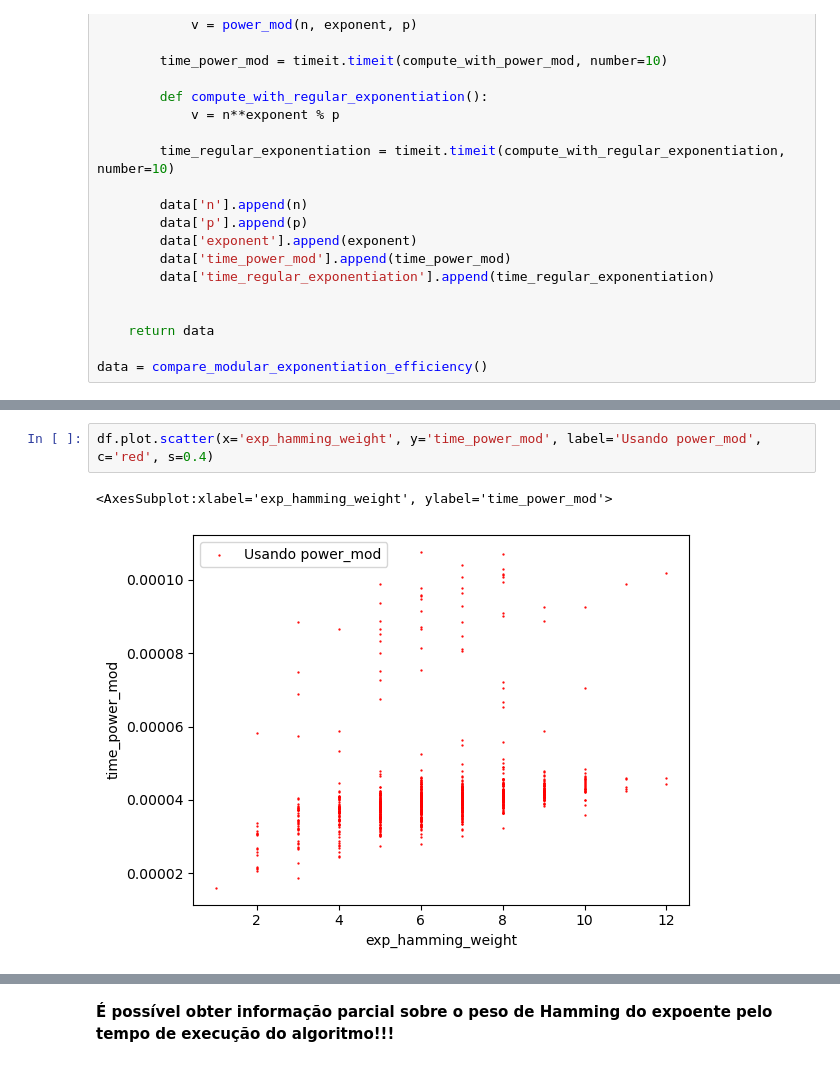
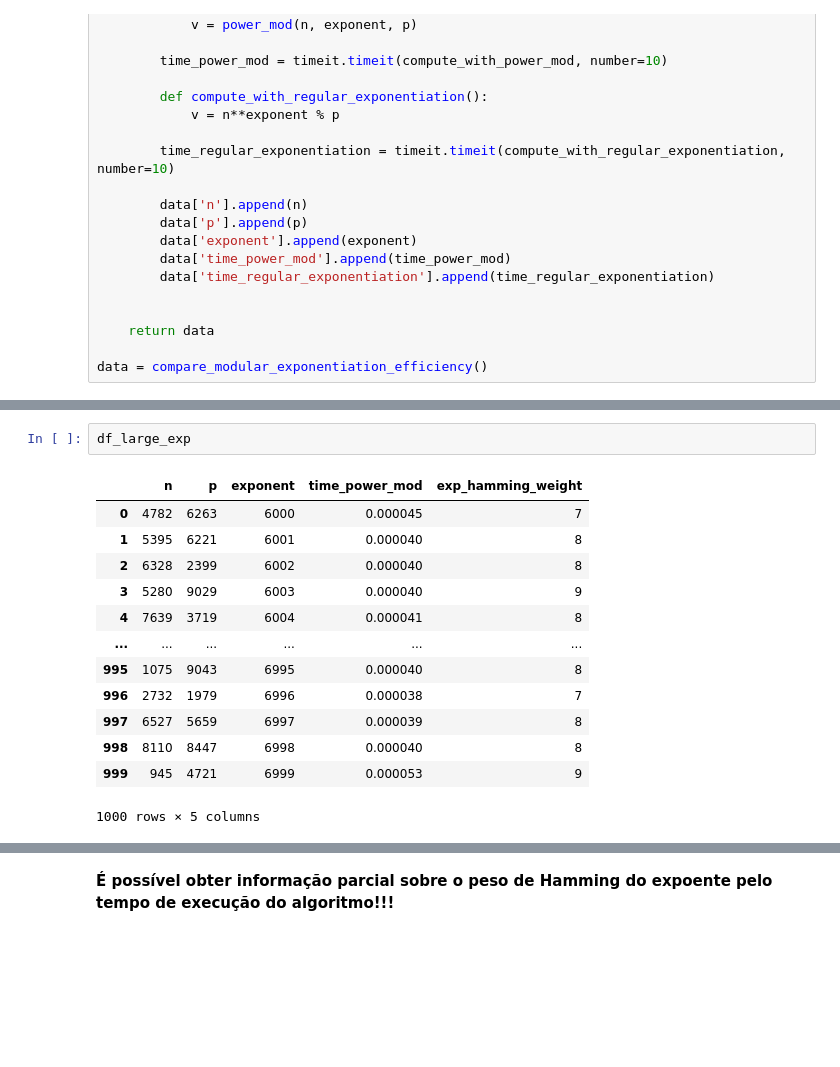
Before and after one commit to thalespaiva/monitoria-cripto, a Jupyter notebook: aula-python-sage.ipynb, the cells around one changed output, grey strips where cells are left out. Saved outputs shown, nothing was run; the diff lists cells and outputs as text; blank space fills up the shorter version.

```diff
--- a/aula-python-sage.ipynb
+++ b/aula-python-sage.ipynb
@@ -489,5 +504,16 @@ df
-# %%
-df.plot.scatter(x='exp_hamming_weight', y='time_power_mod', label='Usando power_mod', c='red', s=0.4)
-# %% [output]
-<AxesSubplot:xlabel='exp_hamming_weight', ylabel='time_power_mod'>
-[figure, removed]
+# %%
+df_large_exp
+# %% [output]
+|  | n | p | exponent | time_power_mod | exp_hamming_weight |
+| 0 | 4782 | 6263 | 6000 | 0.000045 | 7 |
+| 1 | 5395 | 6221 | 6001 | 0.000040 | 8 |
+| 2 | 6328 | 2399 | 6002 | 0.000040 | 8 |
+| 3 | 5280 | 9029 | 6003 | 0.000040 | 9 |
+| 4 | 7639 | 3719 | 6004 | 0.000041 | 8 |
+| ... | ... | ... | ... | ... | ... |
+| 995 | 1075 | 9043 | 6995 | 0.000040 | 8 |
+| 996 | 2732 | 1979 | 6996 | 0.000038 | 7 |
+| 997 | 6527 | 5659 | 6997 | 0.000039 | 8 |
+| 998 | 8110 | 8447 | 6998 | 0.000040 | 8 |
+| 999 | 945 | 4721 | 6999 | 0.000053 | 9 |
+1000 rows × 5 columns
```
Also changed, not shown: parts of 7 cells of this notebook.
